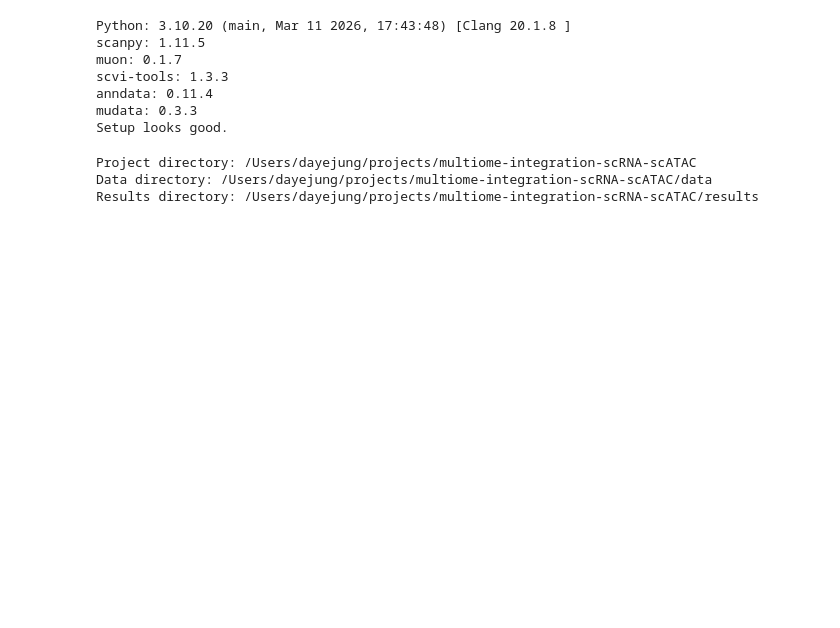
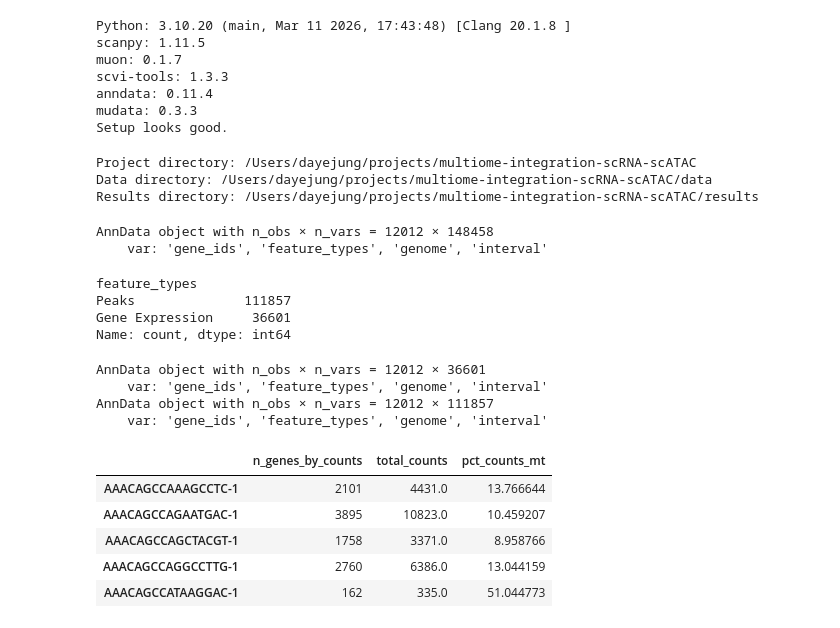
Before and after one commit to JuliaJung00/multiome-integration-scRNA-scATAC, a Jupyter notebook: notebooks/01_setup_and_qc.ipynb, the cells around one changed output. Drawn from its saved outputs; the diff is of its cells as text; code cells hidden in the pictures; blank space fills up the shorter version.

```diff
--- a/notebooks/01_setup_and_qc.ipynb
+++ b/notebooks/01_setup_and_qc.ipynb
@@ -45,3 +45,50 @@ print("Results directory:", RESULTS_DIR)
 Project directory: /Users/dayejung/projects/multiome-integration-scRNA-scATAC
 Data directory: /Users/dayejung/projects/multiome-integration-scRNA-scATAC/data
 Results directory: /Users/dayejung/projects/multiome-integration-scRNA-scATAC/results
+# %%
+import scanpy as sc
+
+adata = sc.read_10x_h5(
+    "/Users/dayejung/projects/multiome-integration-scRNA-scATAC/data/pbmc_unsorted_10k_filtered_feature_bc_matrix.h5",
+    gex_only=False
+)
+
+adata.var_names_make_unique()
+
+print(adata)
+# %% [output]
+AnnData object with n_obs × n_vars = 12012 × 148458
+    var: 'gene_ids', 'feature_types', 'genome', 'interval'
+# %%
+print(adata.var["feature_types"].value_counts())
+# %% [output]
+feature_types
+Peaks              111857
+Gene Expression     36601
+Name: count, dtype: int64
+# %%
+rna = adata[:, adata.var["feature_types"] == "Gene Expression"].copy()
+atac = adata[:, adata.var["feature_types"] == "Peaks"].copy()
+
+print(rna)
+print(atac)
+# %% [output]
+AnnData object with n_obs × n_vars = 12012 × 36601
+    var: 'gene_ids', 'feature_types', 'genome', 'interval'
+AnnData object with n_obs × n_vars = 12012 × 111857
+    var: 'gene_ids', 'feature_types', 'genome', 'interval'
+# %%
+# RNA QC metric
+sc.pp.calculate_qc_metrics(rna, inplace=True)
+
+rna.var["mt"] = rna.var_names.str.upper().str.startswith("MT-")
+sc.pp.calculate_qc_metrics(rna, qc_vars=["mt"], inplace=True)
+
+rna.obs[["n_genes_by_counts", "total_counts", "pct_counts_mt"]].head()
+# %% [output]
+|  | n_genes_by_counts | total_counts | pct_counts_mt |
+| AAACAGCCAAAGCCTC-1 | 2101 | 4431.0 | 13.766644 |
+| AAACAGCCAGAATGAC-1 | 3895 | 10823.0 | 10.459207 |
+| AAACAGCCAGCTACGT-1 | 1758 | 3371.0 | 8.958766 |
+| AAACAGCCAGGCCTTG-1 | 2760 | 6386.0 | 13.044159 |
+| AAACAGCCATAAGGAC-1 | 162 | 335.0 | 51.044773 |
```
Also changed, not shown: parts of 7 cells of this notebook.
